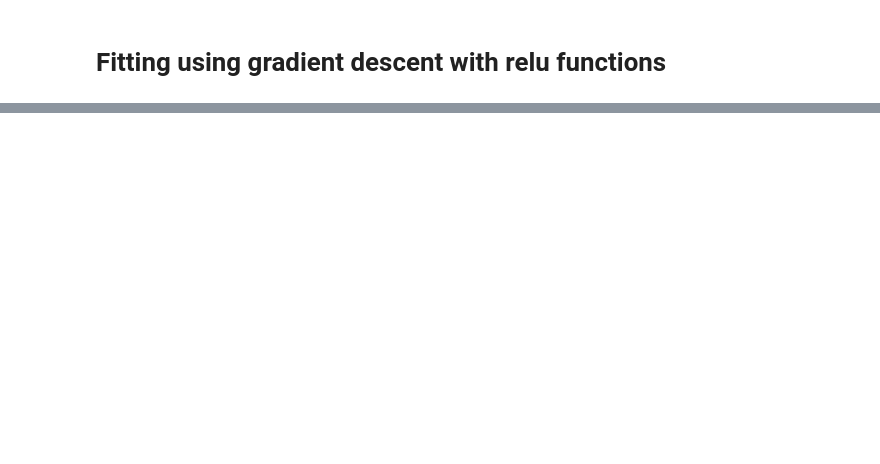
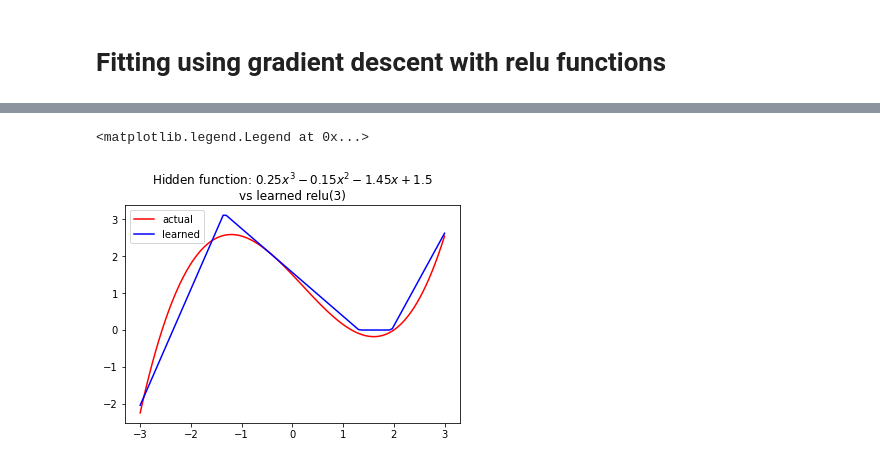
Before and after one commit to jffist/fastai22, a Jupyter notebook: clean/03_courseL3_func_fitting.ipynb, the cells around one changed output, grey strips where cells are left out. Saved outputs shown, nothing was run; the diff lists cells and outputs as text; code cells hidden in the pictures; blank space fills up the shorter version.

```diff
--- a/clean/03_courseL3_func_fitting.ipynb
+++ b/clean/03_courseL3_func_fitting.ipynb
@@ -266,0 +457,8 @@ Text(0.5, 0.98, 'Learned parameter values per iteration\n (actual value is horis
+# %%
+plot_func(hidden_function)
+plot_func(learned_f,
+          title=f"Hidden function: {hidden_func_title}\nvs learned relu({N_RELU})", color='blue')
+plt.legend(['actual','learned'])
+# %% [output]
+<matplotlib.legend.Legend at 0x...>
+[figure, added]
```
Also changed, not shown: parts of 24 cells of this notebook.
